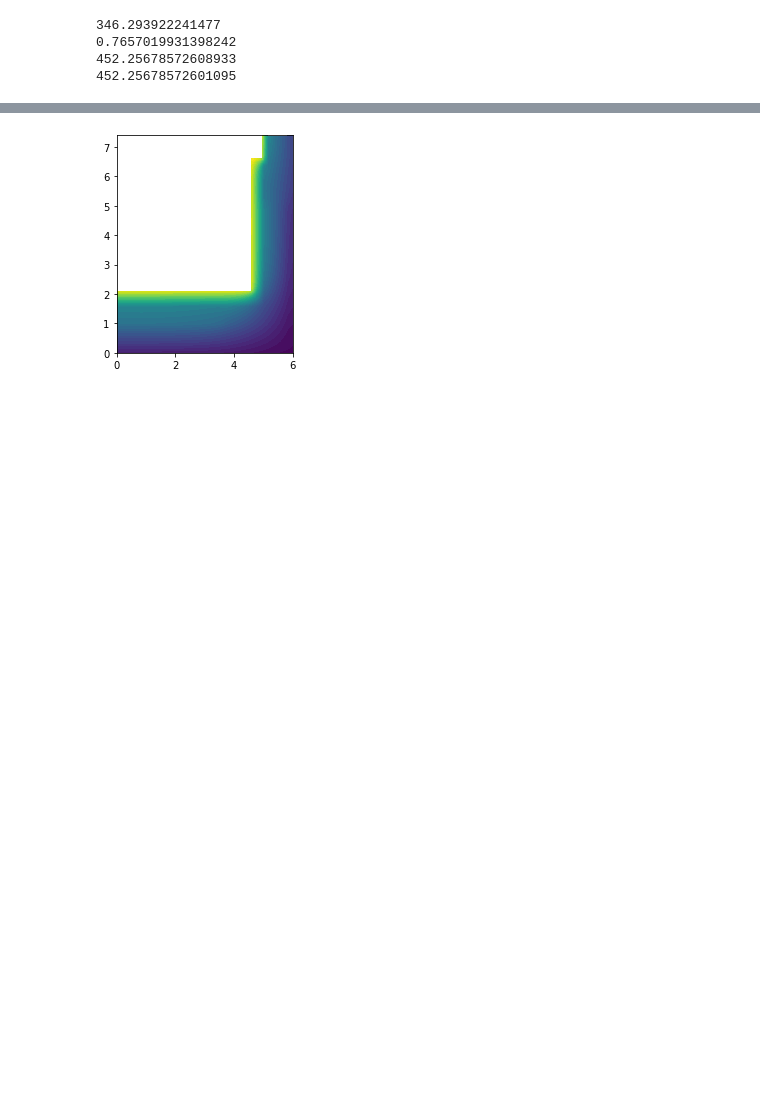
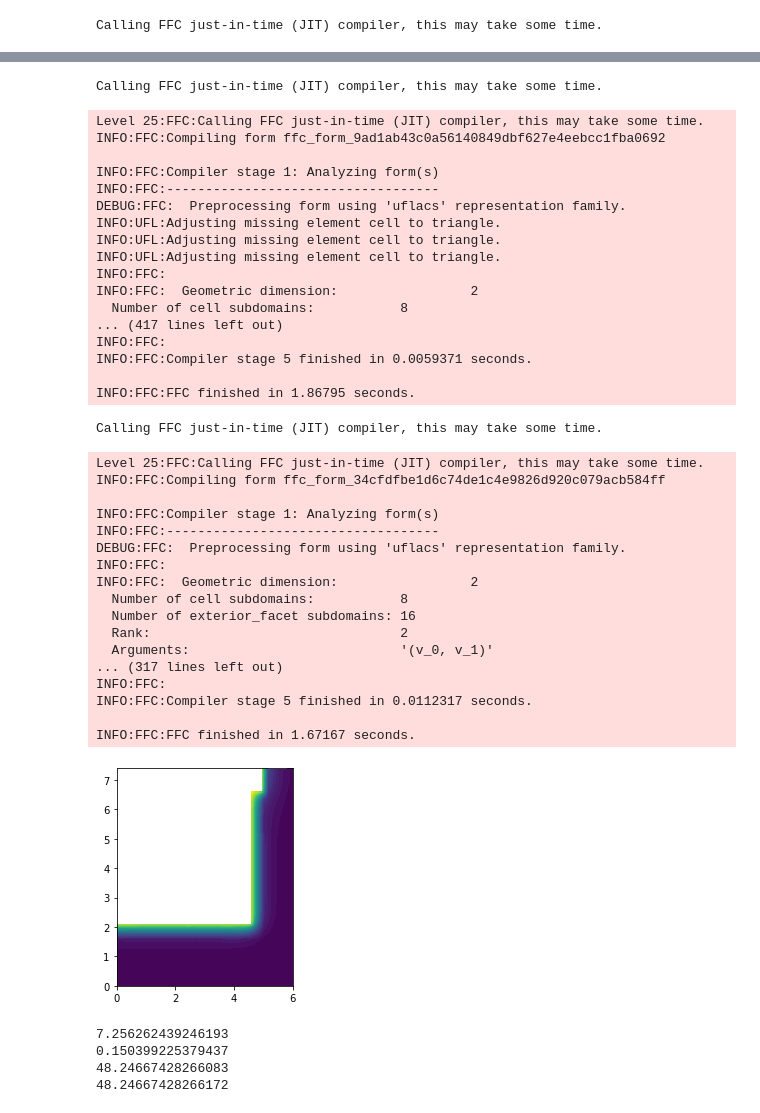
Before and after one commit to niravshah241/transient_heat_conduction_LSTM_PINN, a Jupyter notebook: unsteady_heat_conduction.ipynb, the cells around one changed output, grey strips where cells are left out. Saved outputs shown, nothing was run; the diff lists cells and outputs as text; code cells hidden in the pictures; blank space fills up the shorter version.

```diff
--- a/unsteady_heat_conduction.ipynb
+++ b/unsteady_heat_conduction.ipynb
@@ -70,6 +70,7 @@ dt = t_max/num_steps
 Q = Expression("0*t", degree=2, t=0.) #Source term
 Q_previous = interpolate(Q,VT)
 T_left = Expression("300.+600.*t", degree=2, t=0.)
+T_left_previous = interpolate(T_left,VT)
 T_right = T_bottom = Constant(300.)
 
 #Thermal conductivityies
@@ -115,12 +116,12 @@ rho_cc1 * c_cc1 * inner(psi,T_) * dx_cc1 + rho_cc2 * c_cc2 * inner(psi,T_) * dx_
 rho_cc2_upper * c_cc2_upper * inner(psi,T_) * dx_cc2_upper + rho_cb * c_cb * inner(psi,T_) * dx_cb + rho_ss * c_ss * inner(psi,T_) * dx_ss + rho_cc * c_cc * inner(psi,T_) * dx_cc - \
 rho_cc1 * c_cc1 * inner(psi,T_previous) * dx_cc1 - rho_cc2 * c_cc2 * inner(psi,T_previous) * dx_cc2 - rho_bb_surround * c_bb_surround * inner(psi,T_previous) * dx_bb_surround - \
 rho_cc2_upper * c_cc2_upper * inner(psi,T_previous) * dx_cc2_upper - rho_cb * c_cb * inner(psi,T_previous) * dx_cb - rho_ss * c_ss * inner(psi,T_previous) * dx_ss - \
-rho_cc * c_cc * inner(psi,T_previous) * dx_cc + k_cc1 * inner(grad(T_),grad(psi)) * dx_cc1 + k_cc2 * inner(grad(T_),grad(psi)) * dx_cc2 + \
-k_bb_surround * inner(grad(T_),grad(psi)) * dx_bb_surround + k_cc2_upper * inner(grad(T_),grad(psi)) * dx_cc2_upper + k_cb * inner(grad(T_),grad(psi)) * dx_cb + \
-k_ss * inner(grad(T_),grad(psi)) * dx_ss + k_cc * inner(grad(T_),grad(psi)) * dx_cc + \
-h_sf * inner(psi,T_) * ds_sf + h_bottom * inner(psi,T_) * ds_bottom + h_out * inner(psi,T_) * ds_out - \
-h_sf * inner(psi,T_left) * ds_sf - h_bottom * inner(psi,T_bottom) * ds_bottom - h_out * inner(psi,T_right) * ds_out - \
-inner(psi,Q) * dx
+rho_cc * c_cc * inner(psi,T_previous) * dx_cc + dt * k_cc1 * inner(grad(T_),grad(psi)) * dx_cc1 + dt * k_cc2 * inner(grad(T_),grad(psi)) * dx_cc2 + \
+dt * k_bb_surround * inner(grad(T_),grad(psi)) * dx_bb_surround + dt * k_cc2_upper * inner(grad(T_),grad(psi)) * dx_cc2_upper + \
+dt * k_cb * inner(grad(T_),grad(psi)) * dx_cb + dt * k_ss * inner(grad(T_),grad(psi)) * dx_ss + dt * k_cc * inner(grad(T_),grad(psi)) * dx_cc + \
+dt * h_sf * inner(psi,T_) * ds_sf + dt * h_bottom * inner(psi,T_) * ds_bottom + dt * h_out * inner(psi,T_) * ds_out - \
+dt * h_sf * inner(psi,T_left) * ds_sf - dt * h_bottom * inner(psi,T_bottom) * ds_bottom - dt * h_out * inner(psi,T_right) * ds_out - \
+dt * inner(psi,Q) * dx
 
 a_T = lhs(F_T)
 l_T = rhs(F_T)
@@ -145,13 +146,11 @@ for i in range(num_steps):
 	 T_previous.assign(T)
 
 plot(T)
+plt.show()
 
 print(max(abs(eigvals)))
 print(min(eigvals))
 print(max(abs(eigvals))/min(abs(eigvals)))
 print(np.linalg.cond(assemble(a_T).array()))
 # %% [output]
-346.293922241477
-0.7657019931398242
-452.25678572608933
-452.25678572601095
+Calling FFC just-in-time (JIT) compiler, this may take some time.
@@ -158 +174,41 @@ print(np.linalg.cond(assemble(a_T).array()))
+Calling FFC just-in-time (JIT) compiler, this may take some time.
+Level 25:FFC:Calling FFC just-in-time (JIT) compiler, this may take some time.
+INFO:FFC:Compiling form ffc_form_9ad1ab43c0a56140849dbf627e4eebcc1fba0692
+
+INFO:FFC:Compiler stage 1: Analyzing form(s)
+INFO:FFC:-----------------------------------
+DEBUG:FFC:  Preprocessing form using 'uflacs' representation family.
+INFO:UFL:Adjusting missing element cell to triangle.
+INFO:UFL:Adjusting missing element cell to triangle.
+INFO:UFL:Adjusting missing element cell to triangle.
+INFO:FFC:
+INFO:FFC:  Geometric dimension:                 2
+  Number of cell subdomains:           8
+... (417 lines left out)
+INFO:FFC:
+INFO:FFC:Compiler stage 5 finished in 0.0059371 seconds.
+
+INFO:FFC:FFC finished in 1.86795 seconds.
+Calling FFC just-in-time (JIT) compiler, this may take some time.
+Level 25:FFC:Calling FFC just-in-time (JIT) compiler, this may take some time.
+INFO:FFC:Compiling form ffc_form_34cfdfbe1d6c74de1c4e9826d920c079acb584ff
+
+INFO:FFC:Compiler stage 1: Analyzing form(s)
+INFO:FFC:-----------------------------------
+DEBUG:FFC:  Preprocessing form using 'uflacs' representation family.
+INFO:FFC:
+INFO:FFC:  Geometric dimension:                 2
+  Number of cell subdomains:           8
+  Number of exterior_facet subdomains: 16
+  Rank:                                2
+  Arguments:                           '(v_0, v_1)'
+... (317 lines left out)
+INFO:FFC:
+INFO:FFC:Compiler stage 5 finished in 0.0112317 seconds.
+
+INFO:FFC:FFC finished in 1.67167 seconds.
-[figure, old version]
+[figure, new version]
+7.256262439246193
+0.150399225379437
+48.24667428266083
+48.24667428266172
```
Also changed, not shown: parts of 2 cells of this notebook.
